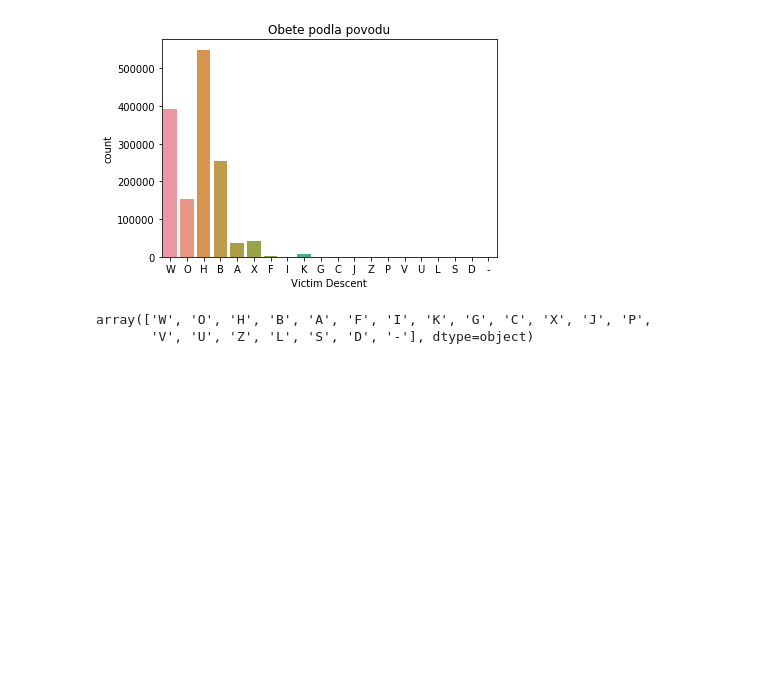
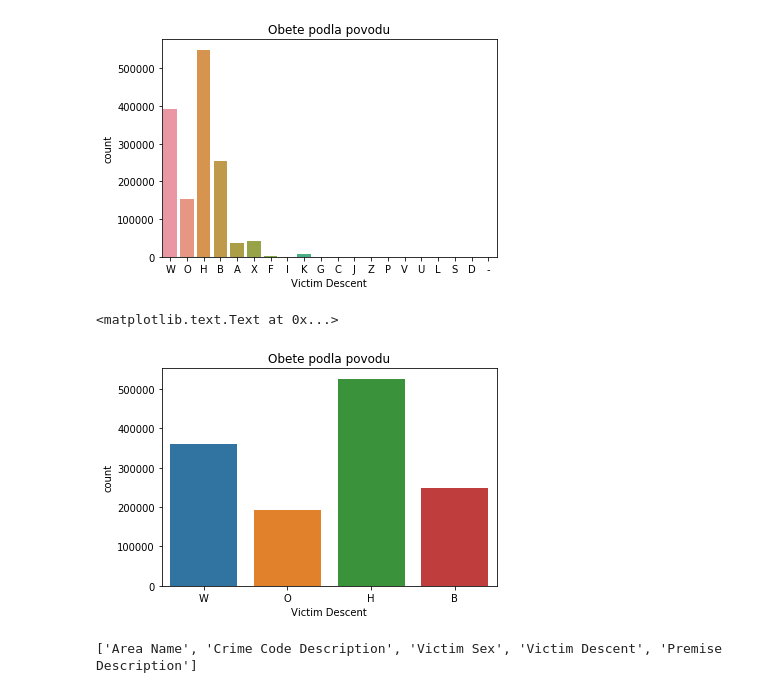
Before and after one commit to enderstorm/crime-prediction, a Jupyter notebook: clean.ipynb, the cells around one changed output. Drawn from its saved outputs; the diff is of its cells as text; code cells hidden in the pictures; blank space fills up the shorter version.

```diff
--- a/clean.ipynb
+++ b/clean.ipynb
@@ -242,8 +228,27 @@ sns.countplot('Victim Descent', data=data).set_title('Obete podla povodu')
 # %% [output]
 <matplotlib.text.Text at 0x...>
 [figure]
-# %%
-df_victims_only['Victim Descent'].unique()
-# %% [output]
-array(['W', 'O', 'H', 'B', 'A', 'F', 'I', 'K', 'G', 'C', 'X', 'J', 'P',
-       'V', 'U', 'Z', 'L', 'S', 'D', '-'], dtype=object)
+# %%
+descent_without_whb = list(df_victims_only['Victim Descent'].unique())
+descent_without_whb = filter(lambda x: x != 'W', descent_without_whb)
+descent_without_whb = filter(lambda x: x != 'H', descent_without_whb)
+descent_without_whb = filter(lambda x: x != 'B', descent_without_whb)
+descent_without_whb = {x[0]:'O' for x in descent_without_whb }
+# %%
+# Spojime O povod s ostatnymi
+df_descent_merge = df_victims_only.copy()
+df_descent_merge['Victim Descent'] = df_victims_only['Victim Descent'].replace(descent_without_whb)
+df_descent_merge['Victim Descent'].unique()
+sns.countplot('Victim Descent', data=df_descent_merge).set_title('Obete podla povodu')
+# %% [output]
+<matplotlib.text.Text at 0x...>
+[figure, added]
+# %%
+features = df_descent_merge[['Area Name', 'Crime Code Description', 'Victim Age', 'Victim Sex', 'Victim Descent', 'Premise Description']].head(10000)
+
+label = 'Victim Age'
+feature_columns = list(features.columns)
+feature_columns.remove(label)
+print(feature_columns)
+# %% [output]
+['Area Name', 'Crime Code Description', 'Victim Sex', 'Victim Descent', 'Premise Description']
```
Also changed, not shown: parts of 22 cells of this notebook.
